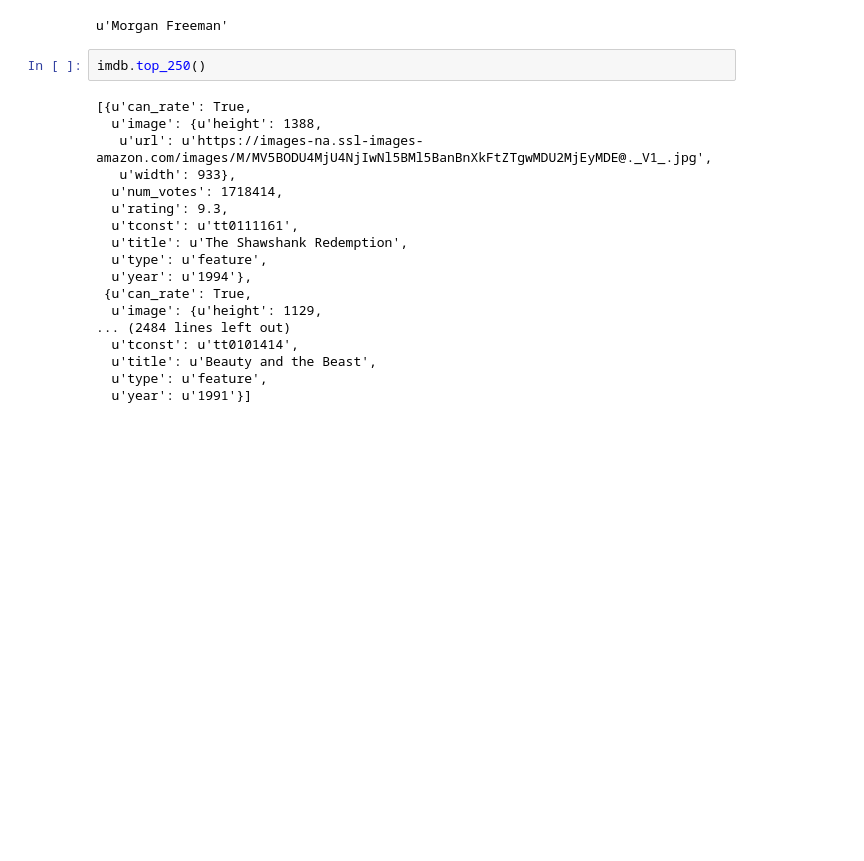
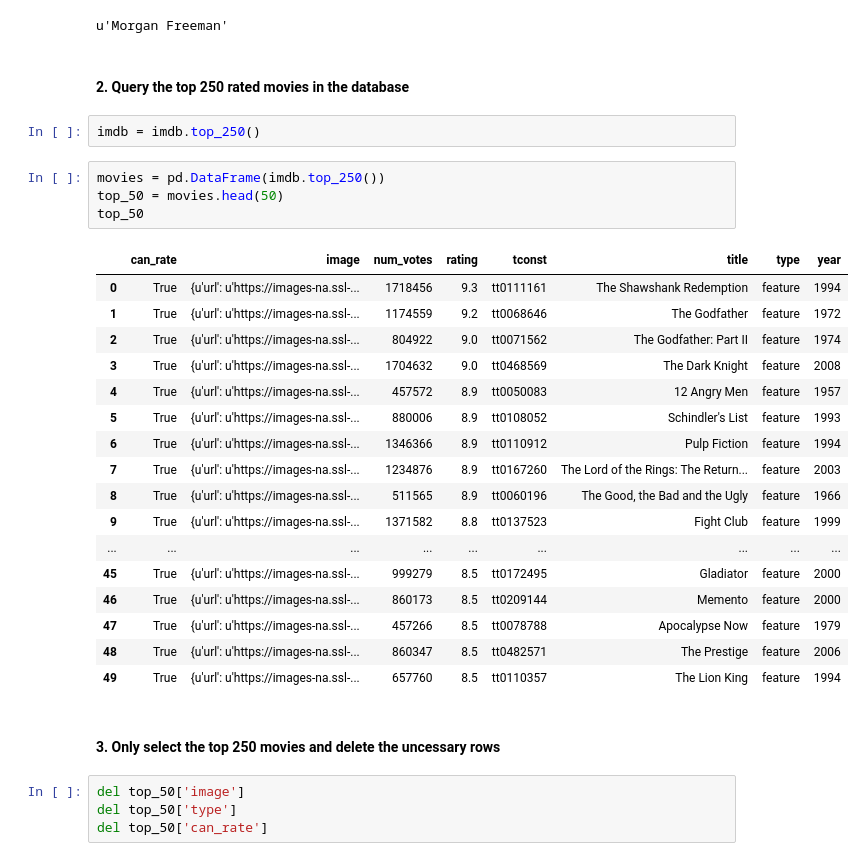
Before and after one commit to epkuznetsova/project_6_API_random_forest, a Jupyter notebook: Project_6_API_random_forest.ipynb, the cells around one changed output. Cells and saved outputs as stored; diff of their text form; blank space fills up the shorter version.

```diff
--- a/Project_6_API_random_forest.ipynb
+++ b/Project_6_API_random_forest.ipynb
@@ -98,23 +116,35 @@ person = imdb.get_person_by_id("nm0000151")
 person.name
 # %% [output]
 u'Morgan Freeman'
+# %% [markdown]
+#### 2. Query the top 250 rated movies in the database
 # %%
-imdb.top_250()
+imdb = imdb.top_250()
-# %% [output]
-[{u'can_rate': True,
-  u'image': {u'height': 1388,
-   u'url': u'https://images-na.ssl-images-amazon.com/images/M/MV5BODU4MjU4NjIwNl5BMl5BanBnXkFtZTgwMDU2MjEyMDE@._V1_.jpg',
-   u'width': 933},
-  u'num_votes': 1718414,
-  u'rating': 9.3,
-  u'tconst': u'tt0111161',
-  u'title': u'The Shawshank Redemption',
-  u'type': u'feature',
-  u'year': u'1994'},
- {u'can_rate': True,
-  u'image': {u'height': 1129,
-... (2484 lines left out)
-  u'tconst': u'tt0101414',
-  u'title': u'Beauty and the Beast',
-  u'type': u'feature',
-  u'year': u'1991'}]
+# %%
+movies = pd.DataFrame(imdb.top_250())
+top_50 = movies.head(50)
+top_50
+# %% [output]
+|  | can_rate | image | num_votes | rating | tconst | title | type | year |
+| 0 | True | {u'url': u'https://images-na.ssl-... | 1718456 | 9.3 | tt0111161 | The Shawshank Redemption | feature | 1994 |
+| 1 | True | {u'url': u'https://images-na.ssl-... | 1174559 | 9.2 | tt0068646 | The Godfather | feature | 1972 |
+| 2 | True | {u'url': u'https://images-na.ssl-... | 804922 | 9.0 | tt0071562 | The Godfather: Part II | feature | 1974 |
+| 3 | True | {u'url': u'https://images-na.ssl-... | 1704632 | 9.0 | tt0468569 | The Dark Knight | feature | 2008 |
+| 4 | True | {u'url': u'https://images-na.ssl-... | 457572 | 8.9 | tt0050083 | 12 Angry Men | feature | 1957 |
+| 5 | True | {u'url': u'https://images-na.ssl-... | 880006 | 8.9 | tt0108052 | Schindler's List | feature | 1993 |
+| 6 | True | {u'url': u'https://images-na.ssl-... | 1346366 | 8.9 | tt0110912 | Pulp Fiction | feature | 1994 |
+| 7 | True | {u'url': u'https://images-na.ssl-... | 1234876 | 8.9 | tt0167260 | The Lord of the Rings: The Return... | feature | 2003 |
+| 8 | True | {u'url': u'https://images-na.ssl-... | 511565 | 8.9 | tt0060196 | The Good, the Bad and the Ugly | feature | 1966 |
+| 9 | True | {u'url': u'https://images-na.ssl-... | 1371582 | 8.8 | tt0137523 | Fight Club | feature | 1999 |
+| ... | ... | ... | ... | ... | ... | ... | ... | ... |
+| 45 | True | {u'url': u'https://images-na.ssl-... | 999279 | 8.5 | tt0172495 | Gladiator | feature | 2000 |
+| 46 | True | {u'url': u'https://images-na.ssl-... | 860173 | 8.5 | tt0209144 | Memento | feature | 2000 |
+| 47 | True | {u'url': u'https://images-na.ssl-... | 457266 | 8.5 | tt0078788 | Apocalypse Now | feature | 1979 |
+| 48 | True | {u'url': u'https://images-na.ssl-... | 860347 | 8.5 | tt0482571 | The Prestige | feature | 2006 |
+| 49 | True | {u'url': u'https://images-na.ssl-... | 657760 | 8.5 | tt0110357 | The Lion King | feature | 1994 |
+# %% [markdown]
+#### 3. Only select the top 250 movies and delete the uncessary rows
+# %%
+del top_50['image']
+del top_50['type']
+del top_50['can_rate']
```
Also changed, not shown: parts of 29 cells of this notebook, 3 other files.
